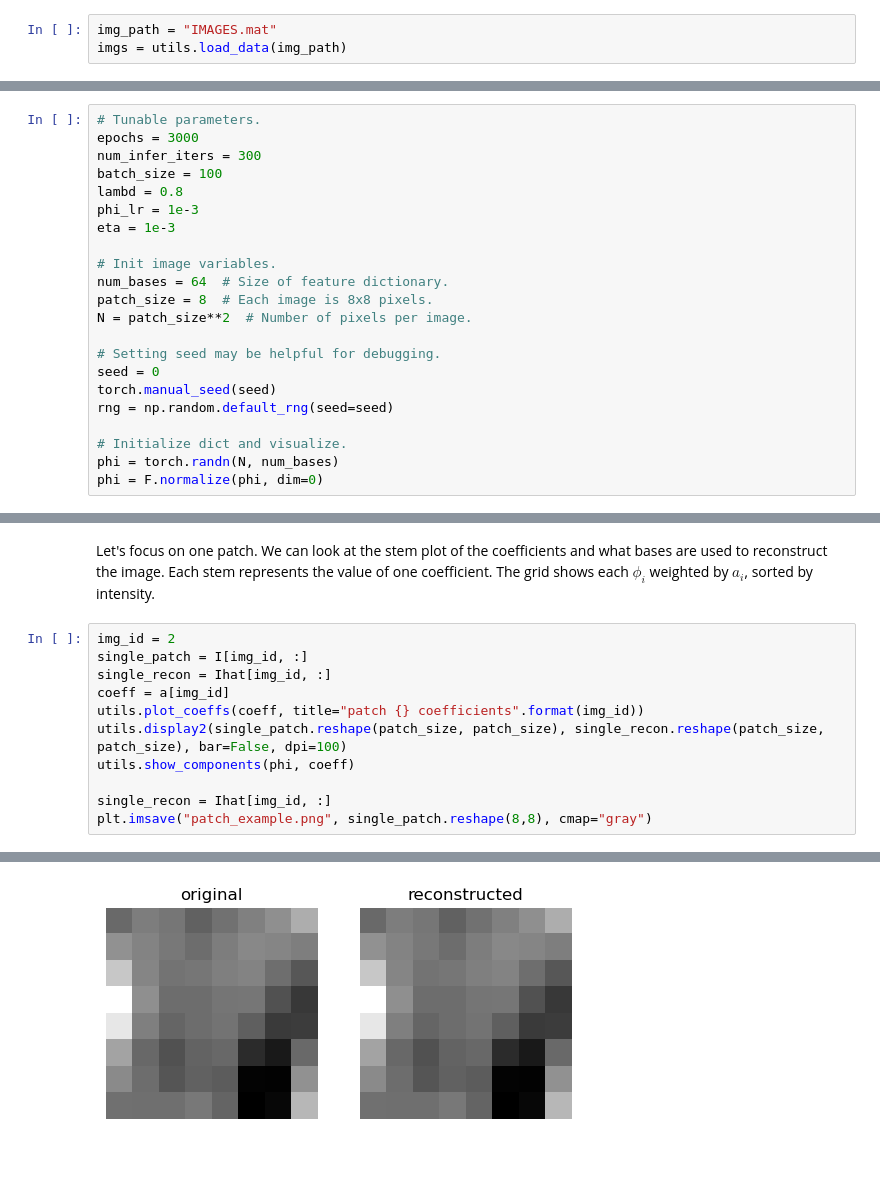
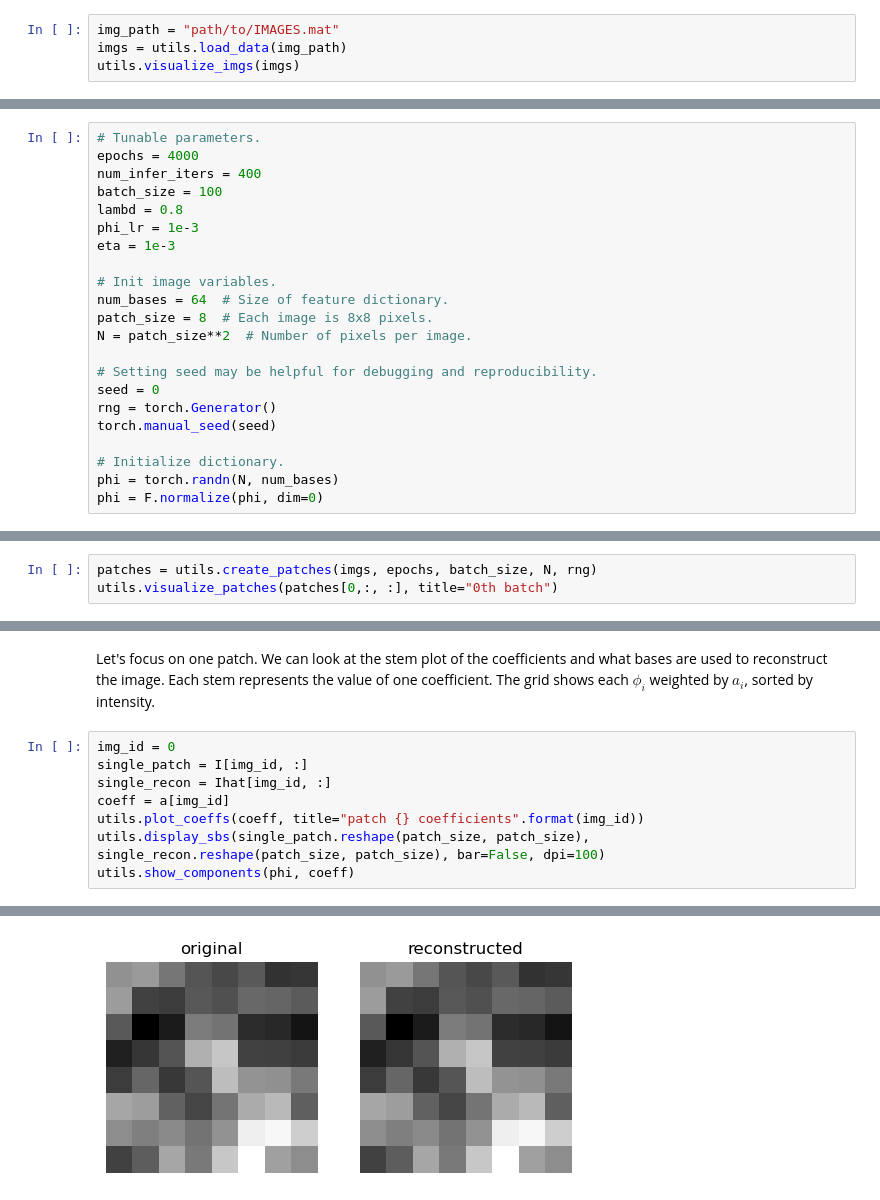
Before and after one commit to rctn/sparsecoding, a Jupyter notebook: tutorials/vanilla/tutorial.ipynb, the cells around one changed output, grey strips where cells are left out. Cells and saved outputs as stored; diff of their text form; blank space fills up the shorter version.

Commit message:
util and tutorial cleanup

```diff
--- a/tutorials/vanilla/tutorial.ipynb
+++ b/tutorials/vanilla/tutorial.ipynb
@@ -25,8 +22,9 @@ from src import utils
 # %% [markdown]
 🚨 Insert your image path below.
 # %%
-img_path = "IMAGES.mat"
+img_path = "path/to/IMAGES.mat"
 imgs = utils.load_data(img_path)
+utils.visualize_imgs(imgs)
 # %% [output]
 [figure]
 # %% [markdown]
@@ -81,8 +78,8 @@ $$\tag{4} \dot{a_i} = b_i - \sum_j G_{ij}a_j - \lambda C'(a)$$
 For the first pass, we suggest using the preset parameters below to make sure everything is working. After that, we recommend playing with the parameters to see how the outputs change.
 # %%
 # Tunable parameters.
-epochs = 3000
-num_infer_iters = 300
+epochs = 4000
+num_infer_iters = 400
 batch_size = 100
 lambd = 0.8
 phi_lr = 1e-3
@@ -93,11 +90,11 @@ num_bases = 64  # Size of feature dictionary.
 patch_size = 8  # Each image is 8x8 pixels.
 N = patch_size**2  # Number of pixels per image.
 
-# Setting seed may be helpful for debugging.
+# Setting seed may be helpful for debugging and reproducibility.
 seed = 0
+rng = torch.Generator()
 torch.manual_seed(seed)
-rng = np.random.default_rng(seed=seed)
 
-# Initialize dict and visualize.
+# Initialize dictionary.
 phi = torch.randn(N, num_bases)
 phi = F.normalize(phi, dim=0)
@@ -114,0 +103,3 @@ loading patches already preprocessed at patches_5000
+# %%
+patches = utils.create_patches(imgs, epochs, batch_size, N, rng)
+utils.visualize_patches(patches[0,:, :], title="0th batch")
@@ -166,14 +160,11 @@ utils.plot_loss_sbs(mses, sparse_costs)
 # %% [markdown]
 Let's focus on one patch. We can look at the stem plot of the coefficients and what bases are used to reconstruct the image. Each stem represents the value of one coefficient. The grid shows each $\phi_i$ weighted by $a_i$, sorted by intensity.
 # %%
-img_id = 2
+img_id = 0
 single_patch = I[img_id, :]
 single_recon = Ihat[img_id, :]
 coeff = a[img_id]
 utils.plot_coeffs(coeff, title="patch {} coefficients".format(img_id))
-utils.display2(single_patch.reshape(patch_size, patch_size), single_recon.reshape(patch_size, patch_size), bar=False, dpi=100)
+utils.display_sbs(single_patch.reshape(patch_size, patch_size), single_recon.reshape(patch_size, patch_size), bar=False, dpi=100)
 utils.show_components(phi, coeff)
-
-single_recon = Ihat[img_id, :]
-plt.imsave("patch_example.png", single_patch.reshape(8,8), cmap="gray")
 # %% [output]
@@ -181 +172 @@ plt.imsave("patch_example.png", single_patch.reshape(8,8), cmap="gray")
-[figure, old version]
+[figure, new version]
```
Also changed, not shown: parts of 17 cells of this notebook, 1 other file.
